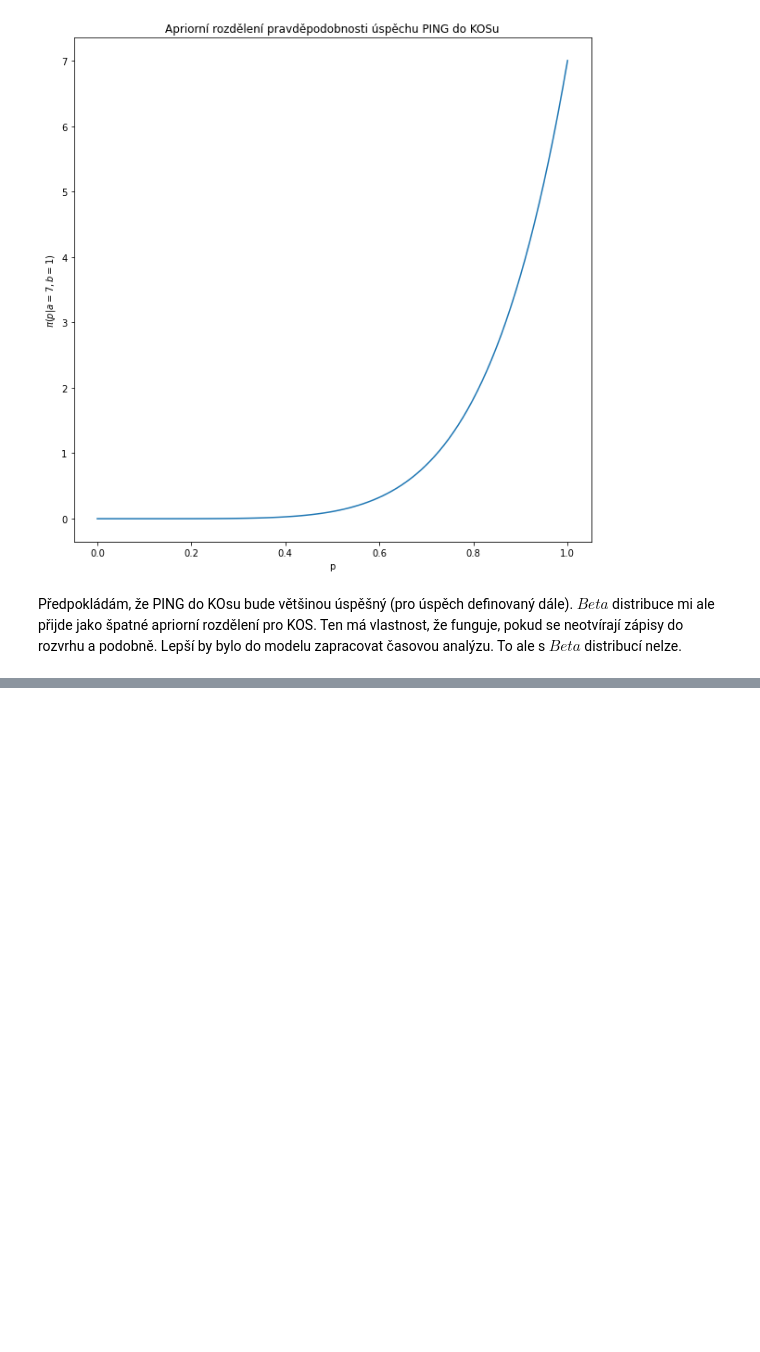
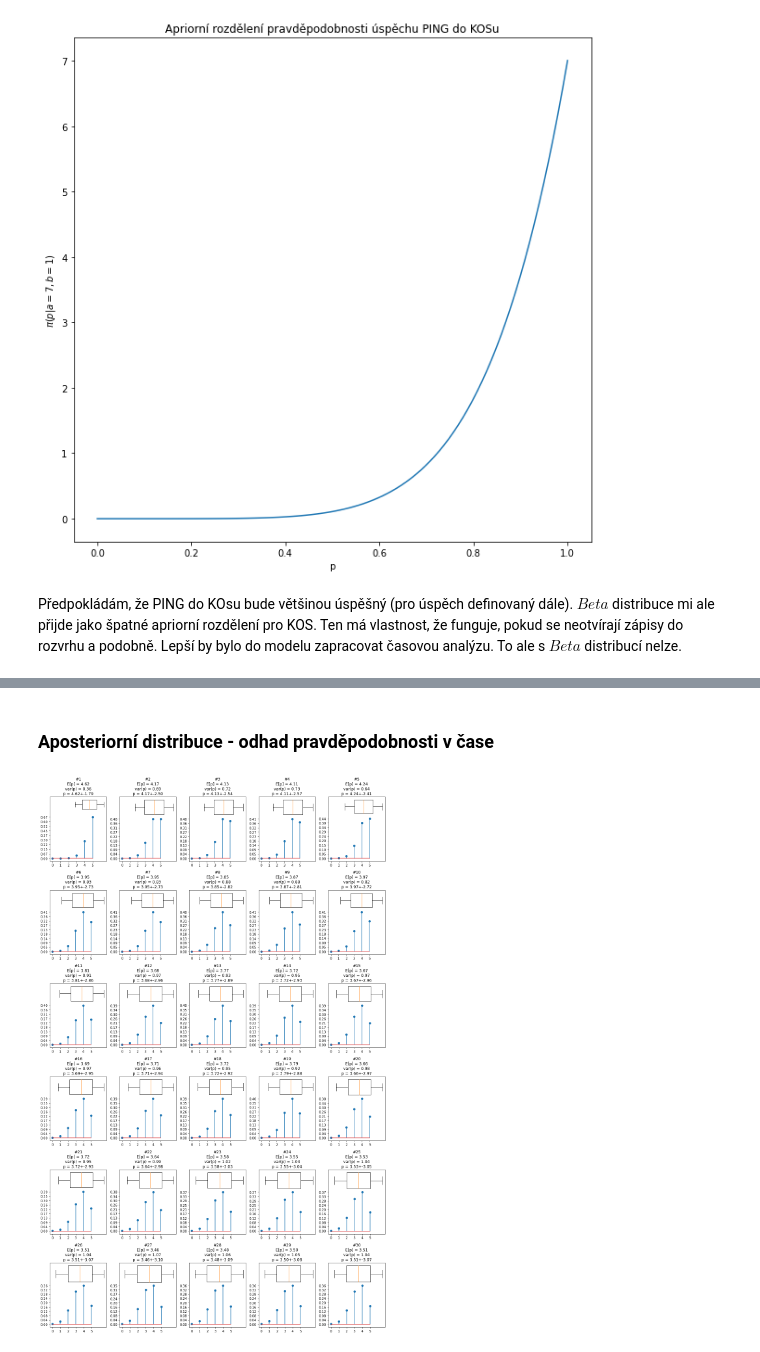
Before and after one commit to TaIos/ni-bml-ukol-ping, a Jupyter notebook: solution.ipynb, the cells around one changed output, grey strips where cells are left out. Saved outputs shown, nothing was run; the diff lists cells and outputs as text; code cells hidden in the pictures; blank space fills up the shorter version.

```diff
--- a/solution.ipynb
+++ b/solution.ipynb
@@ -133,0 +135,37 @@ fig.tight_layout()
+# %% [markdown]
+### Aposteriorní distribuce - odhad pravděpodobnosti v čase
+# %%
+from matplotlib.ticker import FormatStrFormatter
+
+# matplotlib prep
+ncol = 5
+nrow = math.ceil(len(param_log) / ncol)
+fig, axs = plt.subplots(nrow, ncol, figsize=(15,nrow*4))
+axs = axs.ravel() # flatten 2D for easy indexing
+[ x.remove() for x in axs[len(param_log):]] # remove escessive plots
+
+for i, (ok, fail) in enumerate(param_log):
+    p = ok / (ok + fail)
+    n = nsamples
+    ks = np.arange(0, n+1)
+    f = binom(n=n, p=p)
+    probs = f.pmf(k=ks)
+
+    # matplotlib
+    axs[i].set_title(
+            f'#{i+1}\n'
+            f'E[p] = {f.mean():0.2f}\n'
+            f'var(p) = {f.var():0.2f}\n'
+            f'p = {f.mean():.2f}+-{3*f.std():.2f}'
+           )
+    axs[i].stem(ks, probs)
+    axs[i].boxplot([f.mean()-3*f.std(), f.mean(), f.mean()+3*f.std()], vert=False,
+                   positions=[max(probs)*1.3], manage_ticks=False)
+    axs[i].set_xticks(ks)
+    axs[i].set_yticks(np.linspace(0, max(probs), 10))
+    axs[i].yaxis.set_major_formatter(FormatStrFormatter('%.2f'))
+
+
+fig.tight_layout()
+# %% [output]
+[figure, added]
```
Also changed, not shown: parts of 4 cells of this notebook.
